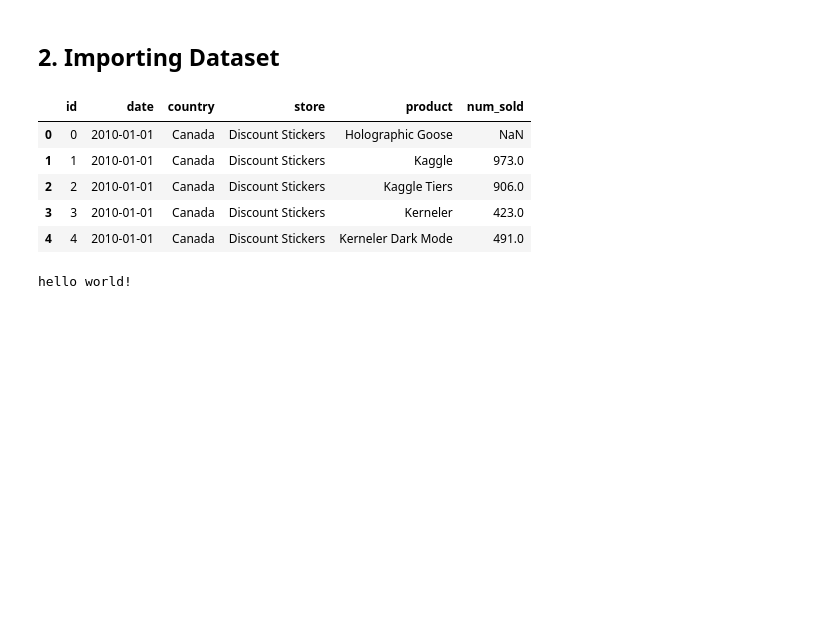
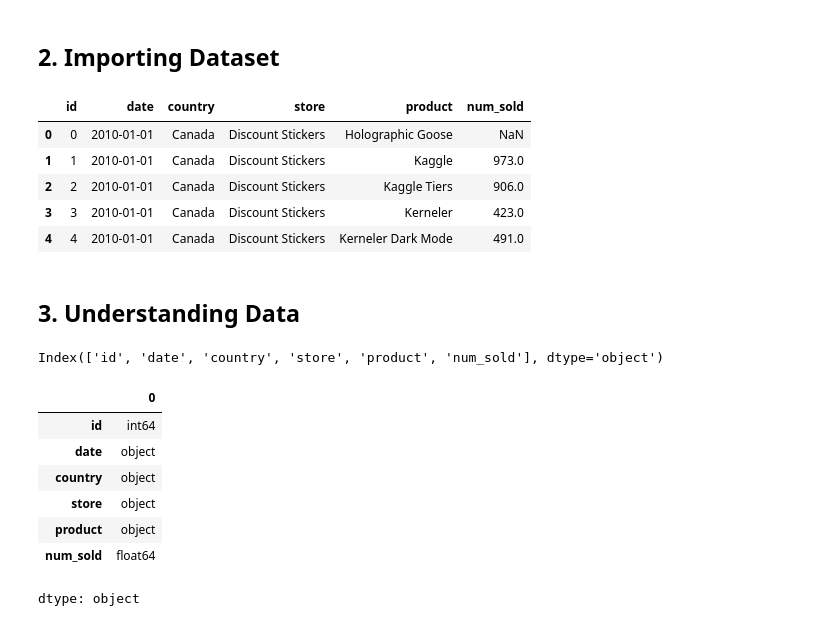
Before and after one commit to tselane2110/Forecasting-Sticker-Sales, a Jupyter notebook: StickerSalesForecasting.ipynb, the cells around one changed output. Saved outputs shown, nothing was run; the diff lists cells and outputs as text; code cells hidden in the pictures; blank space fills up the shorter version.

Commit message:
add: understanding data

```diff
--- a/StickerSalesForecasting.ipynb
+++ b/StickerSalesForecasting.ipynb
@@ -58,7 +58,20 @@ df.head()
 | 2 | 2 | 2010-01-01 | Canada | Discount Stickers | Kaggle Tiers | 906.0 |
 | 3 | 3 | 2010-01-01 | Canada | Discount Stickers | Kerneler | 423.0 |
 | 4 | 4 | 2010-01-01 | Canada | Discount Stickers | Kerneler Dark Mode | 491.0 |
-# %%
-print("hello world!")
-# %% [output]
-hello world!
+# %% [markdown]
+## 3. Understanding Data
+# %%
+df.columns
+# %% [output]
+Index(['id', 'date', 'country', 'store', 'product', 'num_sold'], dtype='object')
+# %%
+df.dtypes
+# %% [output]
+|  | 0 |
+| id | int64 |
+| date | object |
+| country | object |
+| store | object |
+| product | object |
+| num_sold | float64 |
+dtype: object
```
Also changed, not shown: parts of 17 cells of this notebook.
